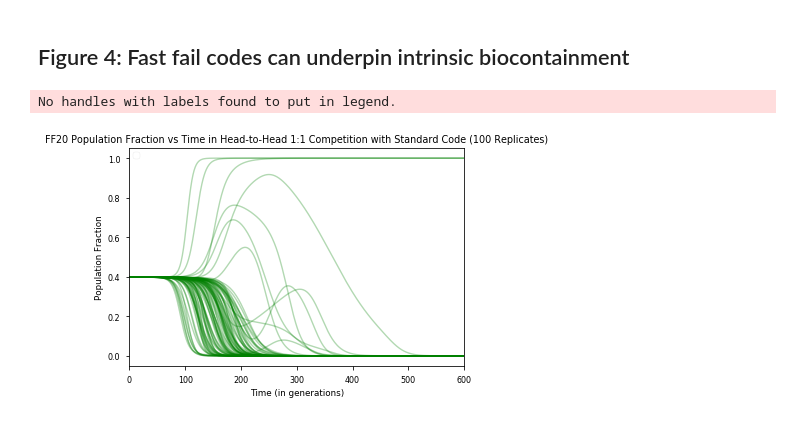
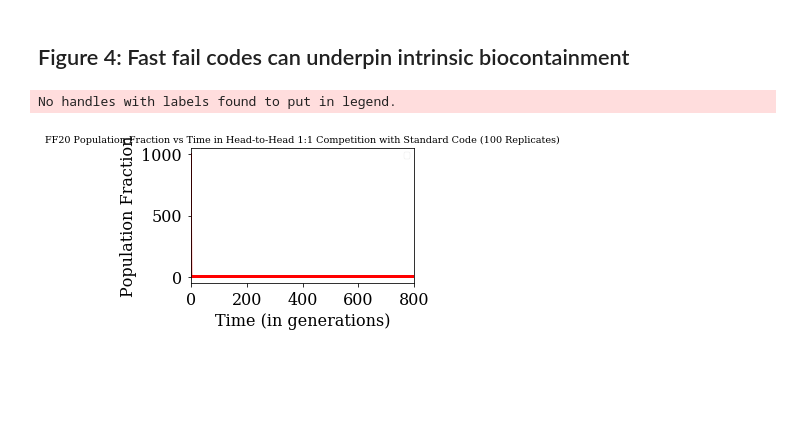
Before and after one commit to EndyLab/codon-tables, a Jupyter notebook: notebooks/fast_fail_figs.ipynb, the cells around one changed output. Drawn from its saved outputs; the diff is of its cells as text; code cells hidden in the pictures; blank space fills up the shorter version.

```diff
--- a/notebooks/fast_fail_figs.ipynb
+++ b/notebooks/fast_fail_figs.ipynb
@@ -470,7 +471,8 @@ plt.savefig('test2.png')
 # %% [output]
 [figure]
 # %%
-wanted_codes = ['Standard Code', 'Colorado', 'FF20']
+# wanted_codes = ['Standard Code', 'Colorado', 'FF20']
+wanted_codes= ['Reductionist20', 'PROMISC20']
 f = lambda code: code in wanted_codes
 DF_3b = DF.loc[DF['code'].map(f)]
 # %%
@@ -657,15 +661,3 @@ Failed to display Jupyter Widget of type HBox.
 If you're reading this message in the Jupyter Notebook or JupyterLab Notebook, it may mean that the widgets JavaScript is still loading. If this message persists, it likely means that the widgets Java ...
 If you're reading this message in another frontend (for example, a static rendering on GitHub or NBViewer), it may mean that your frontend doesn't currently support widgets.
 [figure]
-# %%
-df = DF_3b.loc[7]
-codes = ['Standard Code', 'Colorado', 'FF20']
-colordict = {
-    'Colorado' : 'red',
-    'Standard Code' : 'blue',
-    'FF20': 'green'
-}
-
-# plot distribution
-for code in codes:
-    sns.distplot(df.loc[df['code'] == code]['fitness'], kde=True, hist=True, rug=False, norm_hist=True, color=colordict[code], label=code, rug_kws={"alpha" : 0.03})
@@ -766,36 +773,51 @@ for file in filenames:
 # %%
 # show individual traces
 def tracer(DF, code):
+    plt.figure()
     df = DF.loc[DF['code'] == code]
     sims = set(df['sim'])
     colordict = {
-#     'Standard Code' : 'blue',
-    'Colorado' : 'red',
-    'FF20' : 'green',
-    'RED20' : 'purple',
-    'PROMISC20' : 'orange'
+        'Standard Code' : 'blue',
+        'Colorado' : 'red',
+        'FF20' : 'green',
+        'FF16' : 'orange',
+        'RED20' : 'purple',
+        'RED14' : 'brown'
     }
     for sim in sims:
         lildf = df.loc[df['sim'] == sim]
         t = lildf['time']
         x = lildf['popfrac']
         label = code if sim == 0 else ''
-        plt.plot(t, x, color=colordict[code], alpha=0.3, label=label)
+        plt.plot(t, x*1e6, color=colordict[code], alpha=0.3, label=label)
+    return plt.gcf()
 # get index of N_0 closest to 1:1
-ind = np.argmin(np.abs(1 - 2*DF['N_0']/(1e6)).values)
+ind = np.argmin(np.abs(1 - DF['N_0']/(1e3)).values)
 n_0 = DF['N_0'].iloc[ind]
 
-df = DF.loc[df['N_0']==n_0]
-tracer(df, 'FF20')
-plt.xlim([0,600])
+# set figure options
+labelsize=16
+width = 4
+height = width / 1.618
+
+plt.rc('font', family='serif')
+plt.rc('xtick', labelsize=labelsize)
+plt.rc('ytick', labelsize=labelsize)
+plt.rc('axes', labelsize=labelsize)
+
+df = DF.loc[DF['N_0']==n_0]
+fig = tracer(df, 'Colorado')
+# plt.ylim([0,1.05])
+plt.xlim([0,800])
 plt.title('FF20 Population Fraction vs Time in Head-to-Head 1:1 Competition with Standard Code (100 Replicates)')
 plt.xlabel('Time (in generations)')
 plt.ylabel('Population Fraction')
 plt.legend()
-plt.savefig('test_competition_3.png')
+fig.set_size_inches(width, height)
+# plt.savefig('/home/jonathan/Lab/Fast Fail/Figures/Figure 4/4a_individual_traces.svg')
 plt.show()
 # %% [output]
 No handles with labels found to put in legend.
-[figure, old version]
+[figure, new version]
 # %%
 # generate probabilities
```
Also changed, not shown: parts of 17 cells of this notebook.
